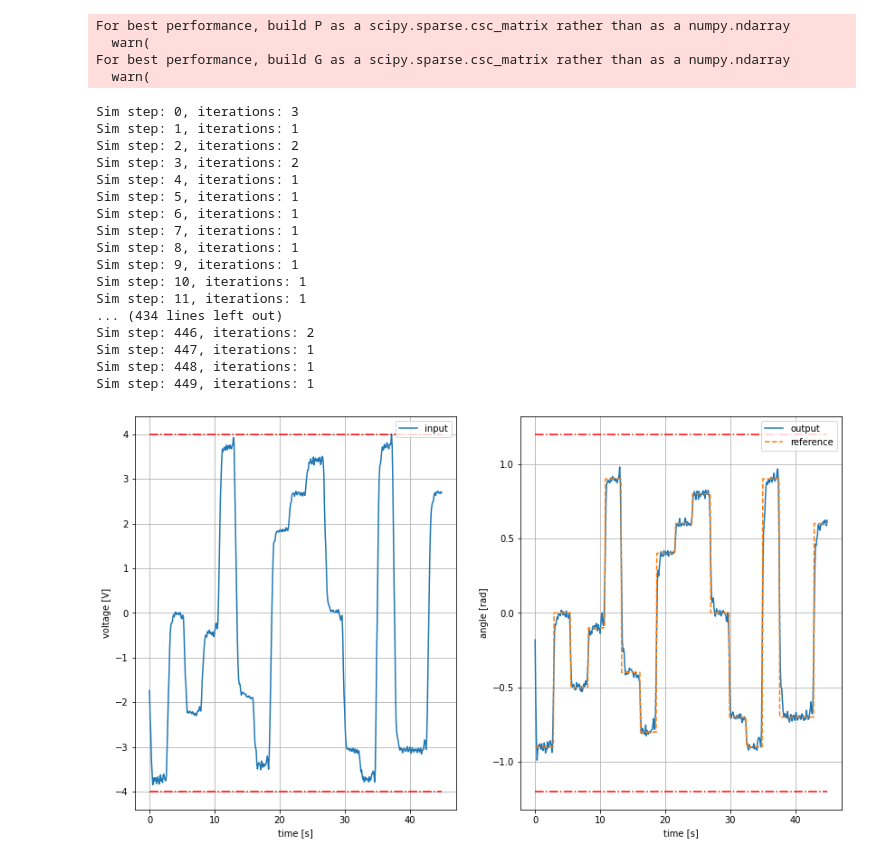
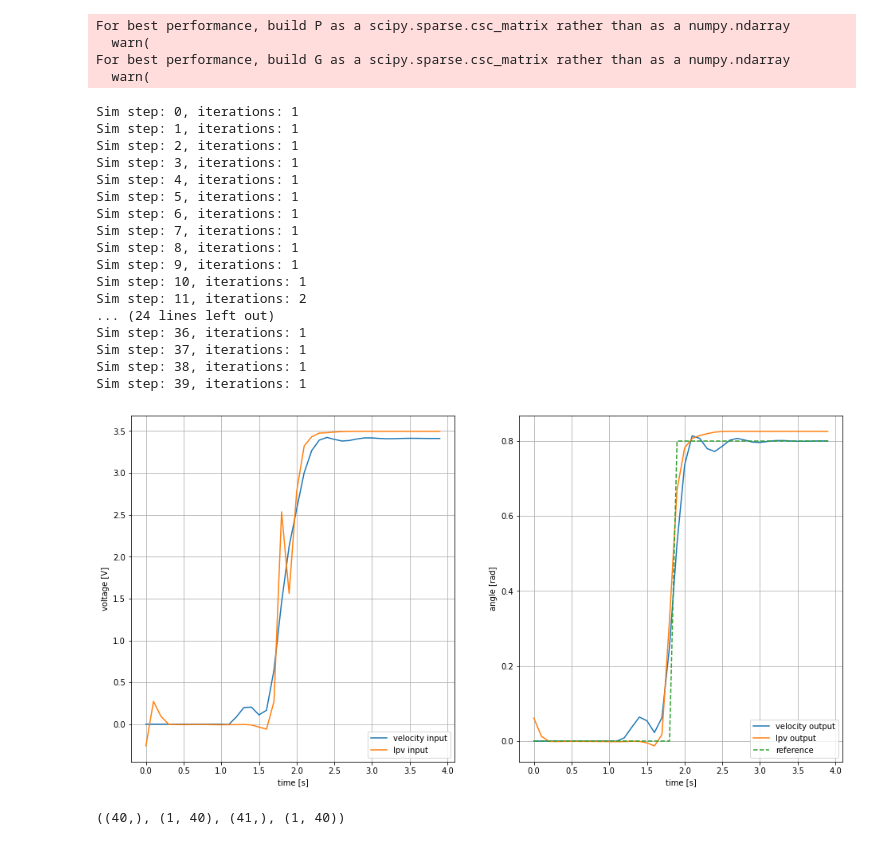
Before and after one commit to Mixxxxx358/NonlinearController, a Jupyter notebook: velocity_mpc_test.ipynb, the cells around one changed output. Drawn from its saved outputs; the diff is of its cells as text; code cells hidden in the pictures.

Commit message:
add plot for NMPC

```diff
--- a/velocity_mpc_test.ipynb
+++ b/velocity_mpc_test.ipynb
@@ -81,23 +81,27 @@ def randomLevelReference(Nsim, nt_range, level_range):
 # %%
 ##################  System  #######################
 dt = 0.1
-system = UnbalancedDisc(dt=dt, sigma_n=[0.015])
+system = UnbalancedDisc(dt=dt, sigma_n=[0.0])
 system.reset_state()
 
 ##################  MPC variable specification  #######################
 model = deepSI.load_system("NonlinearController/trained_models/unbalanced/ObserverUnbalancedDisk_dt01_nab_4_SNR_30_e250")
-Nc=10; nr_iterations = 4; nr_sim_steps = 450
+Nc=10; nr_iterations = 4; nr_sim_steps = 500
 
-w_min = -4.0; w_max = 4.0
+w_min = -4; w_max = 4
 q_min = [-1.2, -10000, -10000]; q_max = [1.2, 10000, 10000] # augmented with the velocity states
 w0 = 0; q0 = 0
 # %%
-reference = randomLevelReference(nr_sim_steps+Nc, [25,30], [-1,1])
-# reference = deepSI.deepSI.exp_design.multisine(nr_sim_steps+Nc+1, pmax=10, n_crest_factor_optim=20)/2.0
+reference = randomLevelReference(nr_sim_steps+Nc, [30,50], [-1,1])
 # reference = np.ones(nr_sim_steps+Nc)*0.6
+# reference = deepSI.deepSI.exp_design.multisine(nr_sim_steps+Nc, pmax=30, n_crest_factor_optim=20)/2
+# reference = np.hstack((np.zeros(20), 0.8*np.ones(nr_sim_steps+Nc-20)))
+# amp = 0.7; reference = np.tile(np.hstack((-amp*np.ones(30), amp*np.ones(30))), 15)
 
 # np.save("NonlinearController/references/setPoints.npy", reference)
+np.save("NonlinearController/references/setPoints_Range30_50.npy", reference)
 # reference = np.load("NonlinearController/references/setPoints.npy")
+# plt.plot(reference)
 # %%
 ##################  Offline Computation  #######################
 nx = model.nx
@@ -107,7 +111,7 @@ nz = nx+ny
 ne = 1
 
 # initialize objective function matrices
-R = np.eye(nu); Q = np.eye(nz)# these are user defined
+R = np.eye(nu)*10; Q = np.matrix('10,0,0;0,10,0;0,0,10')#Q = np.eye(nz)# these are user defined
 Psi = get_Psi(Nc, R)
 Omega = get_Omega(Nc, Q)
 # extended objective matrices for soft constraints
@@ -246,10 +250,10 @@ For best performance, build P as a scipy.sparse.csc_matrix rather than as a nump
   warn(
 For best performance, build G as a scipy.sparse.csc_matrix rather than as a numpy.ndarray
   warn(
-Sim step: 0, iterations: 3
+Sim step: 0, iterations: 1
 Sim step: 1, iterations: 1
-Sim step: 2, iterations: 2
-Sim step: 3, iterations: 2
+Sim step: 2, iterations: 1
+Sim step: 3, iterations: 1
 Sim step: 4, iterations: 1
 Sim step: 5, iterations: 1
 Sim step: 6, iterations: 1
@@ -257,49 +261,63 @@ Sim step: 7, iterations: 1
 Sim step: 8, iterations: 1
 Sim step: 9, iterations: 1
 Sim step: 10, iterations: 1
-Sim step: 11, iterations: 1
-... (434 lines left out)
-Sim step: 446, iterations: 2
-Sim step: 447, iterations: 1
-Sim step: 448, iterations: 1
-Sim step: 449, iterations: 1
+Sim step: 11, iterations: 2
+... (24 lines left out)
+Sim step: 36, iterations: 1
+Sim step: 37, iterations: 1
+Sim step: 38, iterations: 1
+Sim step: 39, iterations: 1
 # %%
+# logs from other scripts
+log_q_nmpc = np.load("NonlinearController/experiments/log_q.npy")
+log_w_nmpc = np.load("NonlinearController/experiments/log_w.npy")
+log_u_lpv = np.load("NonlinearController/experiments/u_log.npy")
+log_y_lpv = np.load("NonlinearController/experiments/y_log.npy")
+
 fig1 = plt.figure(figsize=[16, 8])
 
 plt.subplot(1,2,1)
-plt.plot(np.arange(nr_sim_steps)*dt, log_w[0,:], label='input')
-plt.plot(np.arange(nr_sim_steps)*dt, np.ones(nr_sim_steps)*w_max, 'r-.')#, label='max')
-plt.plot(np.arange(nr_sim_steps)*dt, np.ones(nr_sim_steps)*w_min, 'r-.')#, label='min')
+plt.plot(np.arange(nr_sim_steps)*dt, log_w[0,:], label='velocity input')
+plt.plot(np.arange(nr_sim_steps)*dt, np.hstack((log_u_lpv[1:],log_u_lpv[-1])), label='lpv input')
+# plt.plot(np.arange(nr_sim_steps)*dt, np.ones(nr_sim_steps)*w_max, 'r-.')#, label='max')
+# plt.plot(np.arange(nr_sim_steps)*dt, np.ones(nr_sim_steps)*w_min, 'r-.')#, label='min')
 plt.xlabel("time [s]")
 plt.ylabel("voltage [V]")
 plt.grid()
-plt.legend(loc='upper right')
+plt.legend(loc='lower right')
 
 plt.subplot(1,2,2)
-plt.plot(np.arange(nr_sim_steps)*dt, log_q[0,:], label='output')
+plt.plot(np.arange(nr_sim_steps)*dt, log_q[0,:], label='velocity output')
+# plt.plot(np.arange(nr_sim_steps)*dt, np.ones(nr_sim_steps)*q_max[0], 'r-.')#, label='max')
+# plt.plot(np.arange(nr_sim_steps)*dt, np.ones(nr_sim_steps)*q_min[0], 'r-.')#, label='min')
+plt.plot(np.arange(nr_sim_steps)*dt, np.hstack((log_y_lpv[2:],log_y_lpv[-1])), label='lpv output')
 plt.plot(np.arange(nr_sim_steps)*dt, np.hstack((reference[1:nr_sim_steps],reference[nr_sim_steps])), '--', label='reference')
-plt.plot(np.arange(nr_sim_steps)*dt, np.ones(nr_sim_steps)*q_max[0], 'r-.')#, label='max')
-plt.plot(np.arange(nr_sim_steps)*dt, np.ones(nr_sim_steps)*q_min[0], 'r-.')#, label='min')
+# plt.plot(np.arange(nr_sim_steps)*dt, log_q[0,:] - log_q_nmpc[0,:], label='vel-nmpc')
+
 plt.xlabel("time [s]")
 plt.ylabel("angle [rad]")
 plt.grid()
-plt.legend(loc='upper right')
+plt.legend(loc='lower right')
 
 # plt.subplot(2,2,3)
 # plt.plot(np.arange(nr_sim_steps)*dt, log_e[0,:], label='e')
 # plt.xlabel("time [s]")
 # plt.ylabel("e")
 # plt.grid()
 # plt.legend(loc='upper right')
 
 # plt.subplot(2,2,4)
 # plt.plot(np.arange(nr_sim_steps)*dt, log_iterations[0,:], label='iQP')
 # plt.plot(np.arange(nr_sim_steps)*dt, np.ones(nr_sim_steps)*nr_iterations, 'r-.', label='max iter')
 # plt.xlabel("time [s]")
 # plt.ylabel("iterations")
 # plt.grid()
 # plt.legend(loc='upper right')
 
 plt.show()
 # %% [output]
-[figure, old version]
+[figure, new version]
+# %%
+log_u_lpv.shape, log_w.shape, log_y_lpv.shape, log_q.shape
+# %% [output]
+((40,), (1, 40), (41,), (1, 40))
```
